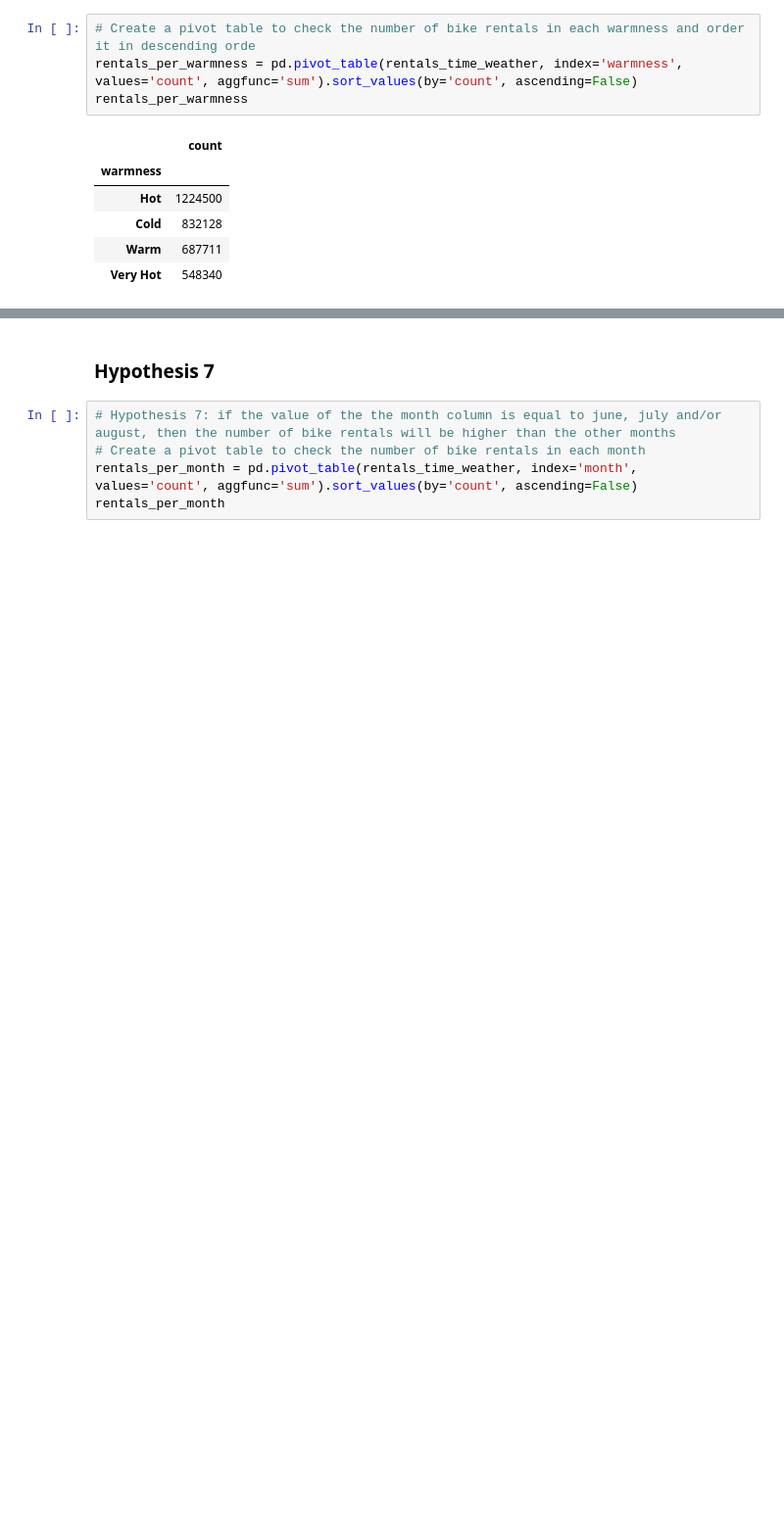
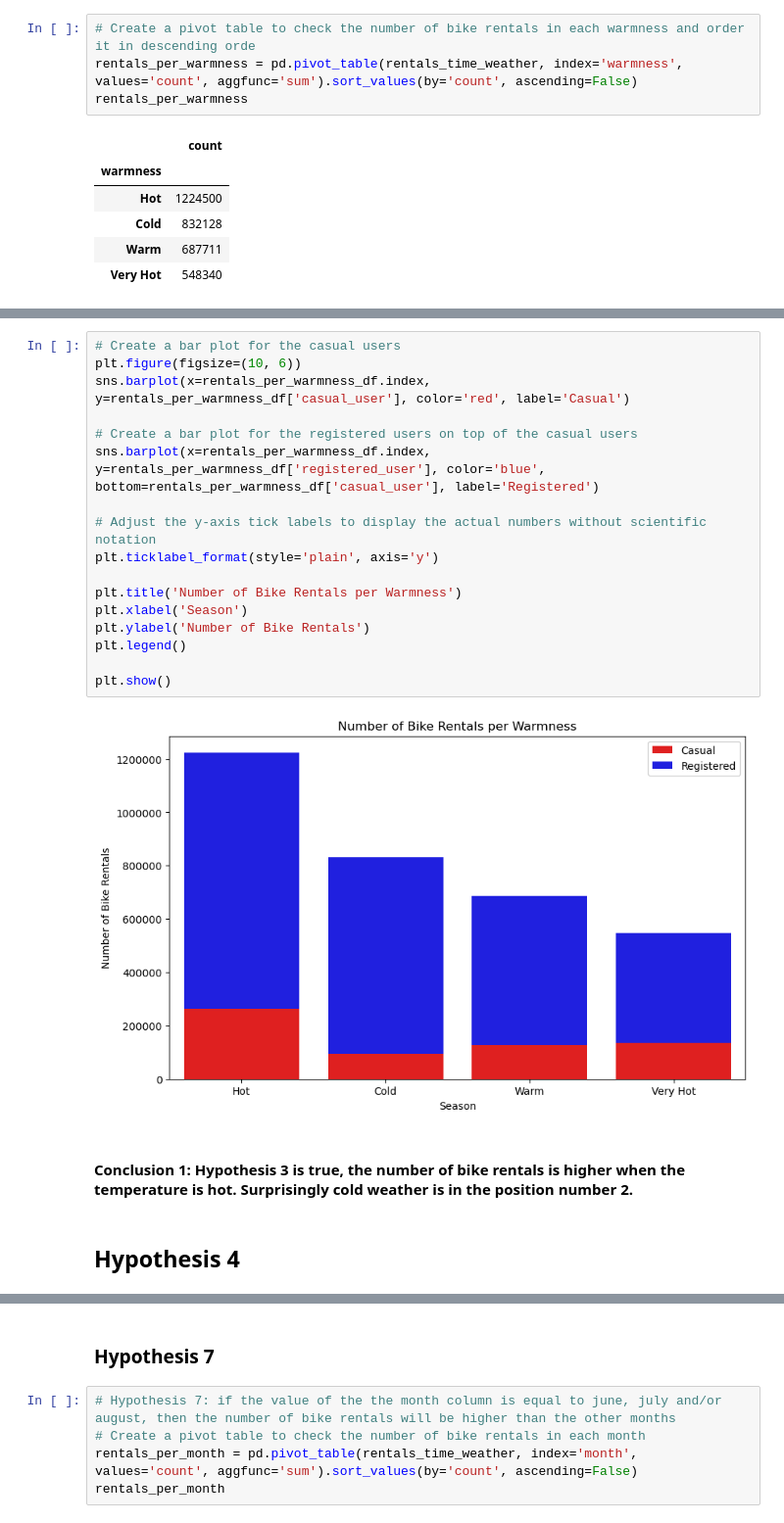
Before and after one commit to MaxLopezSalgado/capital_bike_sharing, a Jupyter notebook: eda/eda.ipynb, the cells around one changed output, grey strips where cells are left out. Shown at 98% size. Cells and saved outputs as stored; diff of their text form; blank space fills up the shorter version.

```diff
--- a/eda/eda.ipynb
+++ b/eda/eda.ipynb
@@ -272,0 +160,23 @@ plt.show()
+# %%
+# Create a bar plot for the casual users
+plt.figure(figsize=(10, 6))
+sns.barplot(x=rentals_per_warmness_df.index, y=rentals_per_warmness_df['casual_user'], color='red', label='Casual')
+
+# Create a bar plot for the registered users on top of the casual users
+sns.barplot(x=rentals_per_warmness_df.index, y=rentals_per_warmness_df['registered_user'], color='blue', bottom=rentals_per_warmness_df['casual_user'], label='Registered')
+
+# Adjust the y-axis tick labels to display the actual numbers without scientific notation
+plt.ticklabel_format(style='plain', axis='y')
+
+plt.title('Number of Bike Rentals per Warmness')
+plt.xlabel('Season')
+plt.ylabel('Number of Bike Rentals')
+plt.legend()
+
+plt.show()
+# %% [output]
+[figure, added]
+# %% [markdown]
+#### Conclusion 1: Hypothesis 3 is true, the number of bike rentals is higher when the temperature is hot. Surprisingly cold weather is in the position number 2.
+# %% [markdown]
+## Hypothesis 4
```
Also changed, not shown: parts of 46 cells of this notebook.
